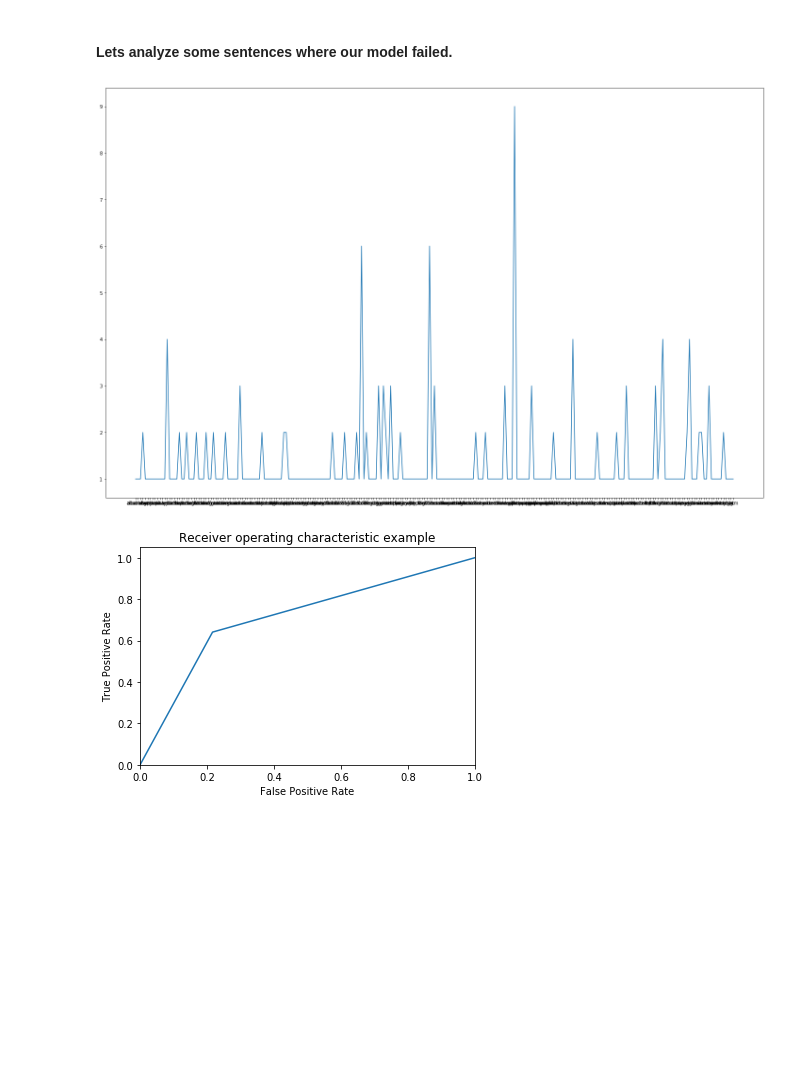
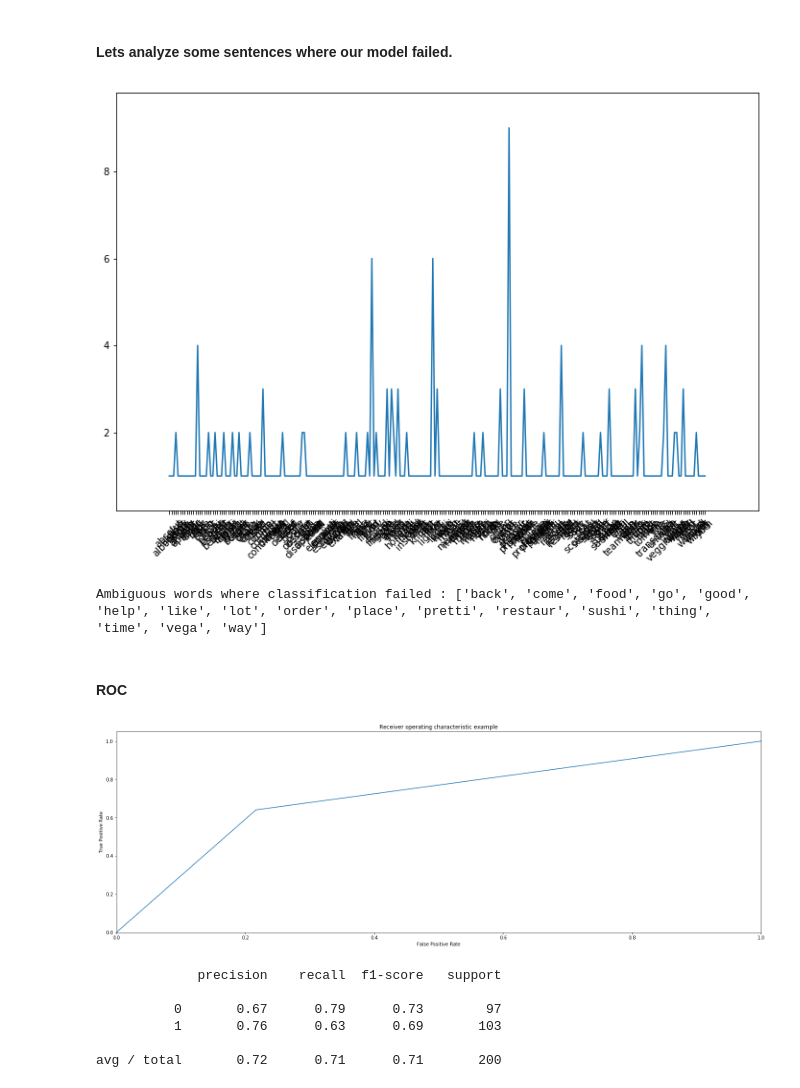
Before and after one commit to aditya00kumar/data-science-with-python, a Jupyter notebook: Restaurant_review_classification.ipynb, the cells around one changed output. Drawn from its saved outputs; the diff is of its cells as text; code cells hidden in the pictures; blank space fills up the shorter version.

```diff
--- a/Restaurant_review_classification.ipynb
+++ b/Restaurant_review_classification.ipynb
@@ -66,7 +69,9 @@ cleanData = list(map(wordnet_lemmatizer.lemmatize, corpus))
 ['wow love place', 'crust good', 'tasti textur nasti', 'stop late may bank holiday rick steve recommend love', 'select menu great price']
 # %% [markdown]
 Vectorizations of words: This step converts word in to a vector of real numbers. Each vector uniquely describe a word and there distance tells about there resemblance.
+# %%
+total_features = 1500
 # %%
-cv = CountVectorizer(max_features=1500)
+cv = CountVectorizer(max_features=total_features)
 X = cv.fit_transform(cleanData).toarray()
 y = dataset.iloc[:, 1].values
@@ -134,14 +157,27 @@ for i in range(len(wrongly_predicted)):
         bad_terms = bad_terms + list(terms[0])
 badCounts = Counter(bad_terms)
 # %%
-badCounts = sorted(badCounts.items()) # sorted by key, return a list of tuples
-words, cnt = zip(*badCounts) # unpack a list of pairs into two tuples
+bad_Counts = sorted(badCounts.items()) # sorted by key, return a list of tuples
+words, cnt = zip(*bad_Counts) # unpack a list of pairs into two tuples
 plt.plot(words, cnt)
 plt.rcParams['figure.figsize'] = [25.0, 8.0]
-# fig.autofmt_xdate()
+plt.margins(0.1)
+plt.xticks(words, rotation='45')
 plt.show()
 # %% [output]
-[figure, old version]
+[figure, new version]
+# %%
+thresh = 2
+bads = []
+for k, v in sorted(badCounts.items()):
+    if int(v) > thresh:
+        bads.append(k)
+print("Ambiguous words where classification failed :", bads)
+num_bads = len(bads)
+# %% [output]
+Ambiguous words where classification failed : ['back', 'come', 'food', 'go', 'good', 'help', 'like', 'lot', 'order', 'place', 'pretti', 'restaur', 'sushi', 'thing', 'time', 'vega', 'way']
+# %% [markdown]
+#### ROC
 # %%
 fps , tps, x  = roc_curve(y_test, y_pred, drop_intermediate=True)
 plt.plot(fps, tps)
@@ -153,4 +189,4 @@ plt.title('Receiver operating characteristic example')
 plt.legend(loc="lower right")
 plt.show()
 # %% [output]
-[figure, old version]
+[figure, new version]
@@ -156,0 +199,19 @@ plt.show()
+# %%
+cv = CountVectorizer(max_features=total_features)
+Xnew = cv.fit_transform(newCleanData).toarray()
+ynew = dataset.iloc[:, 1].values
+X_train, X_test, y_train, y_test = ttSplit(Xnew, ynew, test_size = 0.20, random_state = 0)
+lr = LogisticRegression()
+### Fitting model
+lr.fit(X_train, y_train)
+
+### Predicting results for test data
+y_pred = lr.predict(X_test)
+print(classification_report(y_test, y_pred))
+# %% [output]
+             precision    recall  f1-score   support
+
+          0       0.67      0.79      0.73        97
+          1       0.76      0.63      0.69       103
+
+avg / total       0.72      0.71      0.71       200
```
Also changed, not shown: parts of 8 cells of this notebook.
